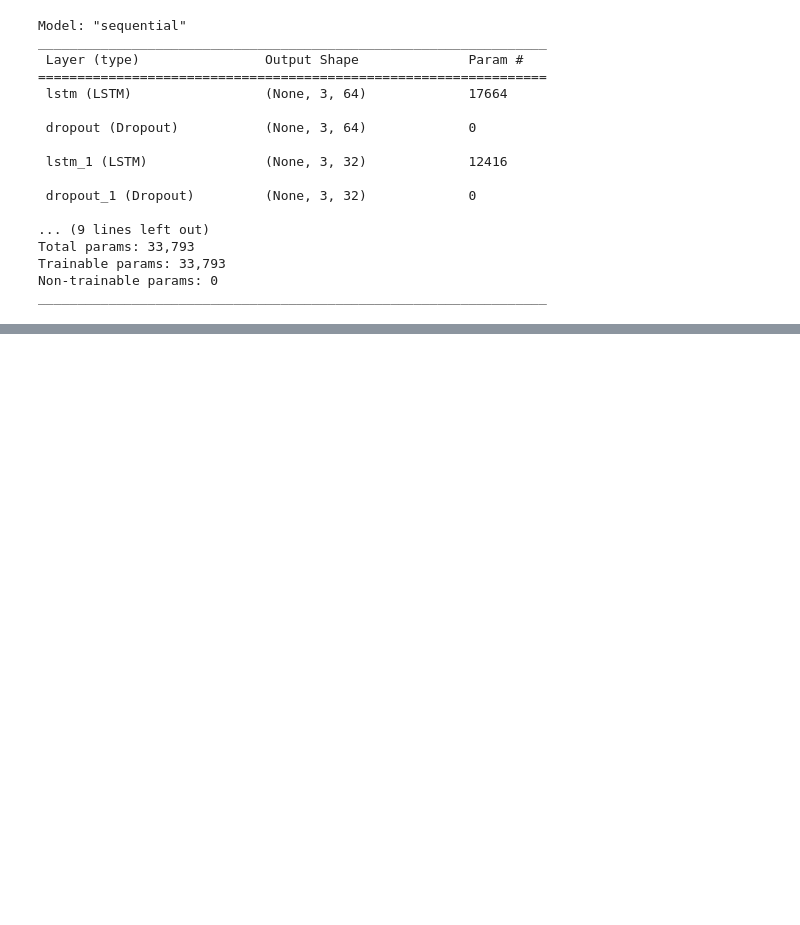
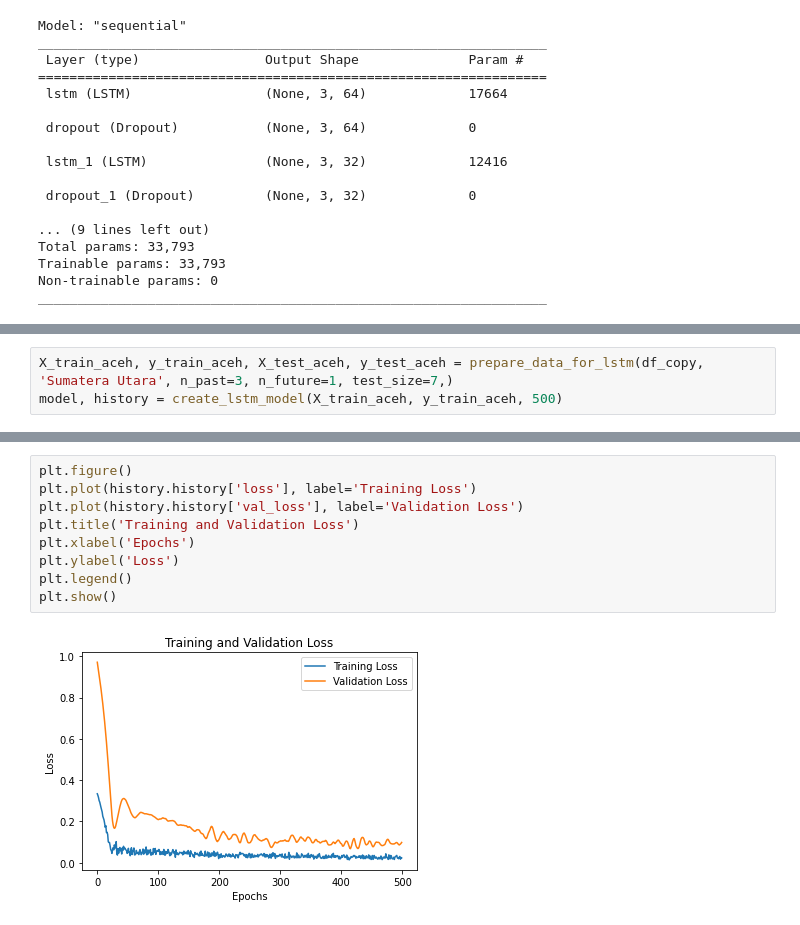
Before and after one commit to aqilwahid/Forecasting-Produksi-Pertanian-Komoditas-Bahan-Pangan-di-Pulau-Sumatera, a Jupyter notebook: Forecasting_Tanaman_Padi.ipynb, the cells around one changed output, grey strips where cells are left out. Drawn from its saved outputs; the diff is of its cells as text; blank space fills up the shorter version.

```diff
--- a/Forecasting_Tanaman_Padi.ipynb
+++ b/Forecasting_Tanaman_Padi.ipynb
@@ -320,0 +362,3 @@ Test RMSE: 0.42704
+# %%
+X_train_aceh, y_train_aceh, X_test_aceh, y_test_aceh = prepare_data_for_lstm(df_copy, 'Sumatera Utara', n_past=3, n_future=1, test_size=7,)
+model, history = create_lstm_model(X_train_aceh, y_train_aceh, 500)
@@ -320,0 +370,11 @@ Test RMSE: 0.42704
+# %%
+plt.figure()
+plt.plot(history.history['loss'], label='Training Loss')
+plt.plot(history.history['val_loss'], label='Validation Loss')
+plt.title('Training and Validation Loss')
+plt.xlabel('Epochs')
+plt.ylabel('Loss')
+plt.legend()
+plt.show()
+# %% [output]
+[figure, added]
```
Also changed, not shown: parts of 15 cells of this notebook.
